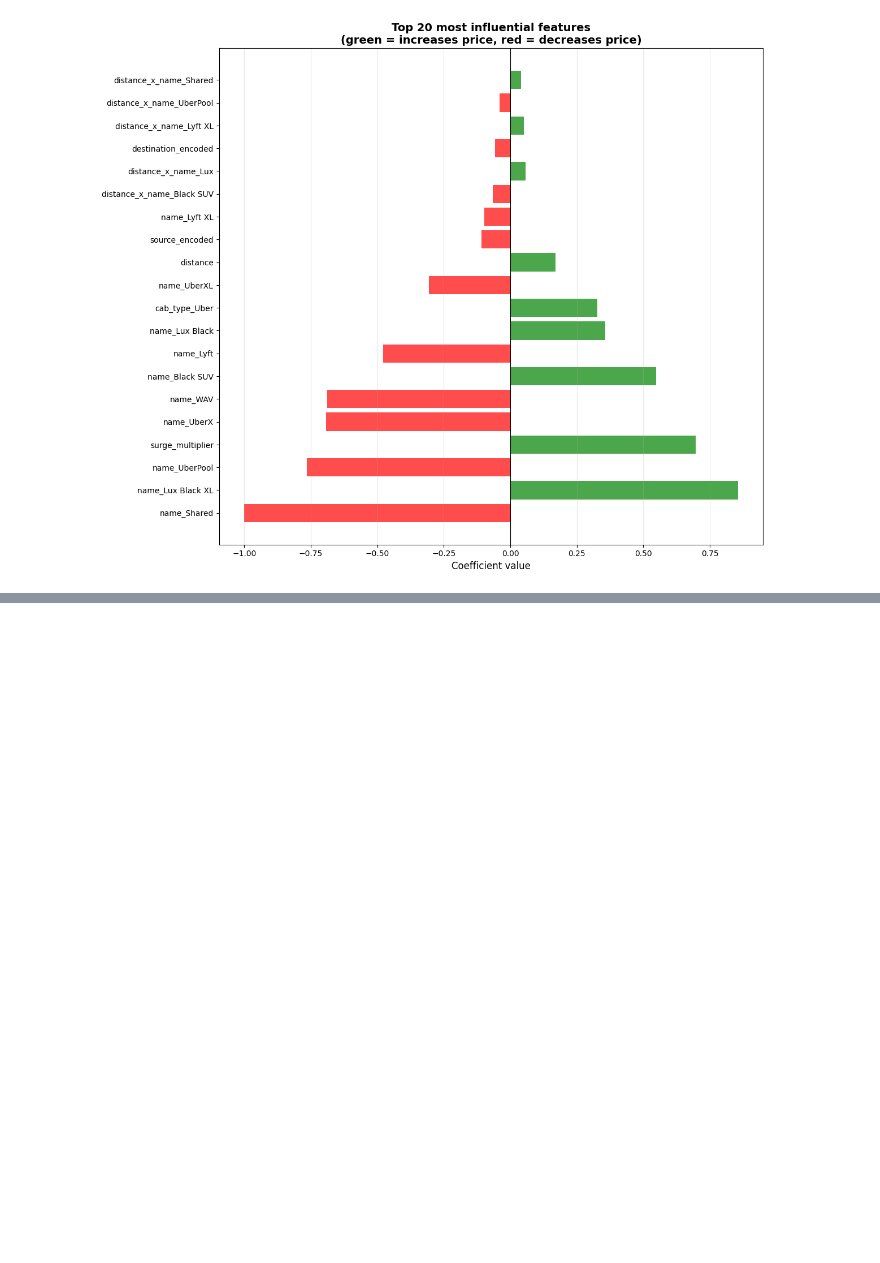
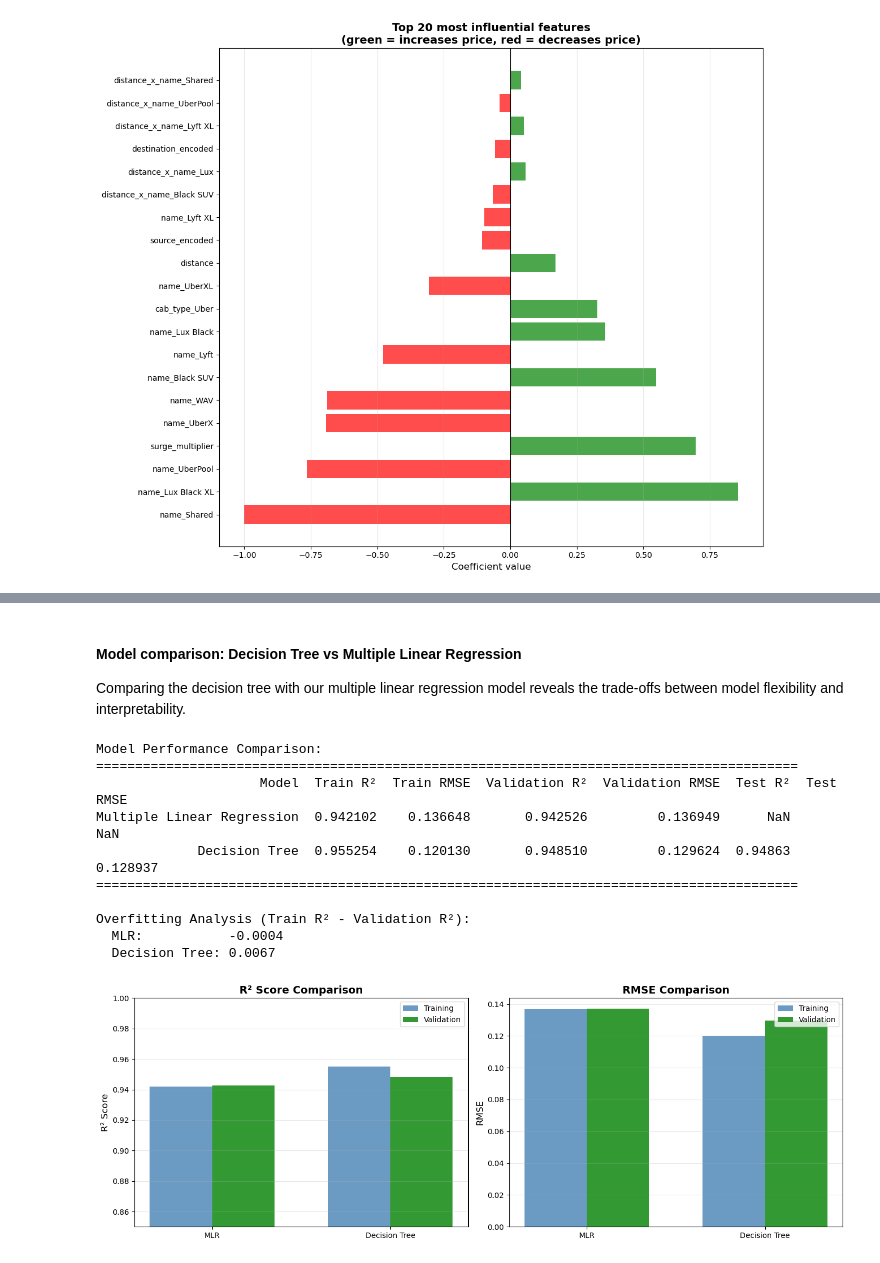
Before and after one commit to CindySun0309/APCOMP209_Final_Project, a Jupyter notebook: DS209A_final_project_group86.ipynb, the cells around one changed output, grey strips where cells are left out. Drawn from its saved outputs; the diff is of its cells as text; code cells hidden in the pictures; blank space fills up the shorter version.

```diff
--- a/DS209A_final_project_group86.ipynb
+++ b/DS209A_final_project_group86.ipynb
@@ -800,0 +978,77 @@ plt.show()
+# %% [markdown]
+#### Model comparison: Decision Tree vs Multiple Linear Regression
+
+Comparing the decision tree with our multiple linear regression model reveals the trade-offs between model flexibility and interpretability.
+# %%
+# create comparison table
+comparison_df = pd.DataFrame({
+    'Model': ['Multiple Linear Regression', 'Decision Tree'],
+    'Train R²': [train_metrics['R²'], train_metrics_dt['R²']],
+    'Train RMSE': [train_metrics['RMSE'], train_metrics_dt['RMSE']],
+    'Validation R²': [val_metrics['R²'], val_metrics_dt['R²']],
+    'Validation RMSE': [val_metrics['RMSE'], val_metrics_dt['RMSE']],
+    'Test R²': [np.nan, test_metrics_dt['R²']],
+    'Test RMSE': [np.nan, test_metrics_dt['RMSE']]
+})
+
+print("Model Performance Comparison:")
+print("="*90)
+print(comparison_df.to_string(index=False))
+print("="*90)
+
+# calculate overfitting gap
+mlr_gap = train_metrics['R²'] - val_metrics['R²']
+dt_gap = train_metrics_dt['R²'] - val_metrics_dt['R²']
+
+print(f"\nOverfitting Analysis (Train R² - Validation R²):")
+print(f"  MLR:           {mlr_gap:.4f}")
+print(f"  Decision Tree: {dt_gap:.4f}")
+
+# visualize comparison
+fig, axes = plt.subplots(1, 2, figsize=(14, 5))
+
+# R² comparison
+models = ['MLR', 'Decision Tree']
+train_r2 = [train_metrics['R²'], train_metrics_dt['R²']]
+val_r2 = [val_metrics['R²'], val_metrics_dt['R²']]
+
+x = np.arange(len(models))
+width = 0.35
+
+axes[0].bar(x - width/2, train_r2, width, label='Training', color='steelblue', alpha=0.8)
+axes[0].bar(x + width/2, val_r2, width, label='Validation', color='green', alpha=0.8)
+axes[0].set_ylabel('R² Score', fontsize=12)
+axes[0].set_title('R² Score Comparison', fontsize=14, fontweight='bold')
+axes[0].set_xticks(x)
+axes[0].set_xticklabels(models)
+axes[0].legend()
+axes[0].grid(True, alpha=0.3, axis='y')
+axes[0].set_ylim([0.85, 1.0])
+
+# RMSE comparison
+train_rmse = [train_metrics['RMSE'], train_metrics_dt['RMSE']]
+val_rmse = [val_metrics['RMSE'], val_metrics_dt['RMSE']]
+
+axes[1].bar(x - width/2, train_rmse, width, label='Training', color='steelblue', alpha=0.8)
+axes[1].bar(x + width/2, val_rmse, width, label='Validation', color='green', alpha=0.8)
+axes[1].set_ylabel('RMSE', fontsize=12)
+axes[1].set_title('RMSE Comparison', fontsize=14, fontweight='bold')
+axes[1].set_xticks(x)
+axes[1].set_xticklabels(models)
+axes[1].legend()
+axes[1].grid(True, alpha=0.3, axis='y')
+
+plt.tight_layout()
+plt.show()
+# %% [output]
+Model Performance Comparison:
+==========================================================================================
+                     Model  Train R²  Train RMSE  Validation R²  Validation RMSE  Test R²  Test RMSE
+Multiple Linear Regression  0.942102    0.136648       0.942526         0.136949      NaN        NaN
+             Decision Tree  0.955254    0.120130       0.948510         0.129624  0.94863   0.128937
+==========================================================================================
+
+Overfitting Analysis (Train R² - Validation R²):
+  MLR:           -0.0004
+  Decision Tree: 0.0067
+[figure, added]
```
Also changed, not shown: parts of 17 cells of this notebook.
